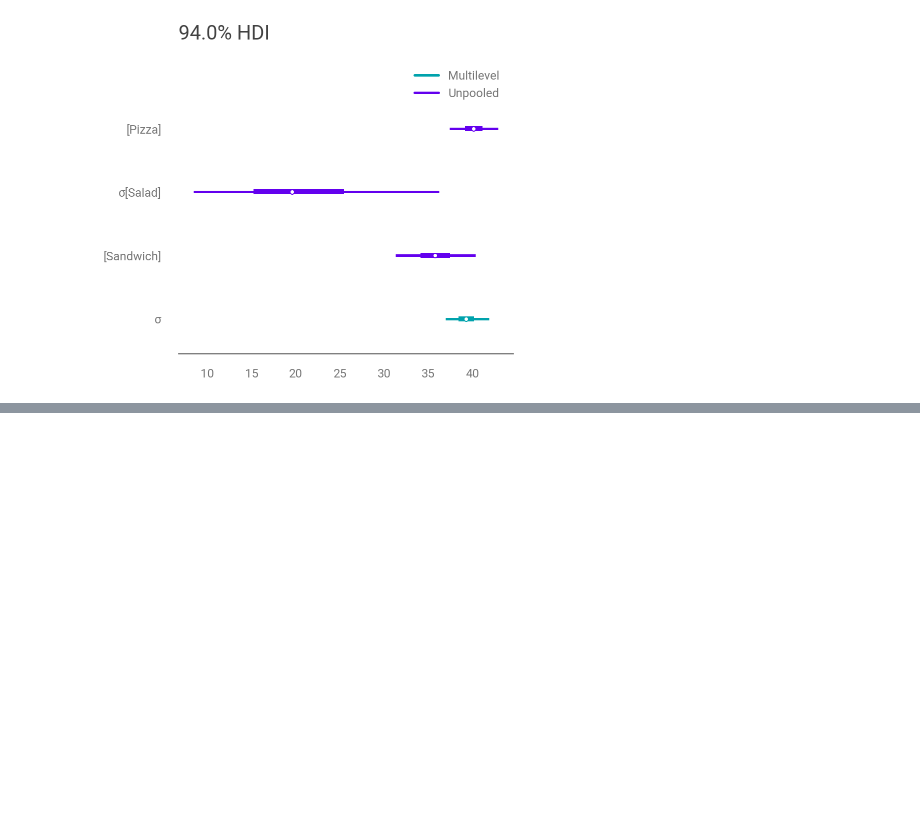
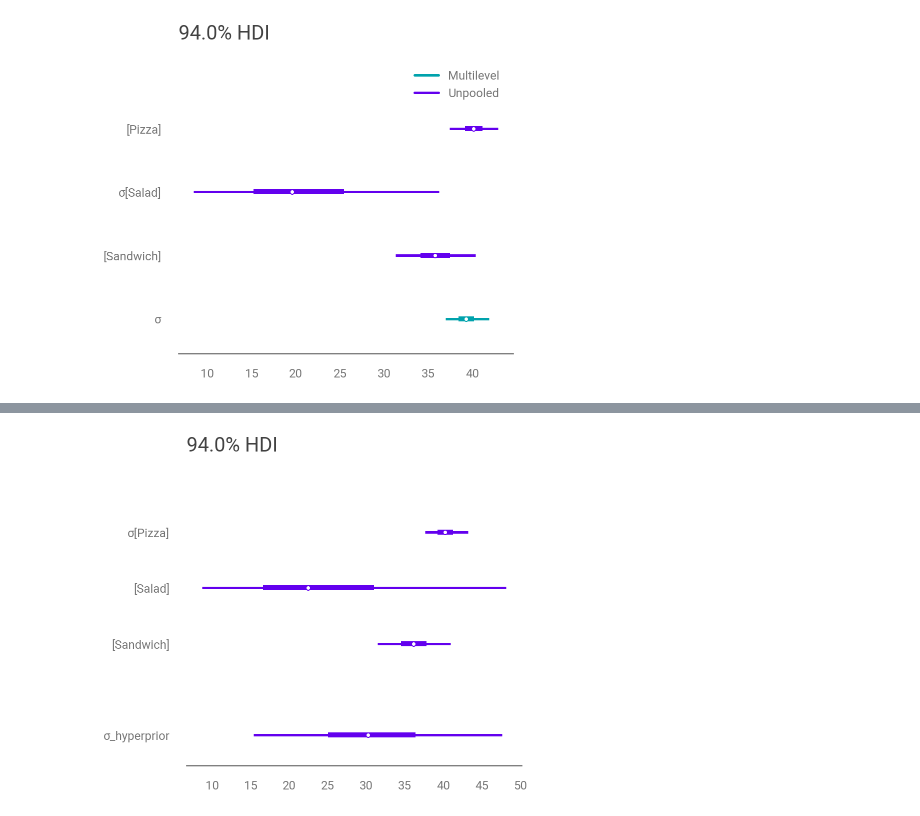
Before and after one commit to paw-lu/bayesian-modeling-computation-python, a Jupyter notebook: notebooks/4_extending_linear_models.ipynb, the cells around one changed output, grey strips where cells are left out. Cells and saved outputs as stored; diff of their text form; code cells hidden in the pictures; blank space fills up the shorter version.

Commit message:
:memo: Hierarchical models

```diff
--- a/notebooks/4_extending_linear_models.ipynb
+++ b/notebooks/4_extending_linear_models.ipynb
@@ -540,0 +586,8 @@ az.plot_forest(
+# %%
+az.plot_forest(
+    inf_data_hierarchical_sales,
+    var_names=["σ", "σ_hyperprior"],
+    combined=True,
+);
+# %% [output]
+[figure, added]
```
Also changed, not shown: parts of 6 cells of this notebook, 1 other file.
